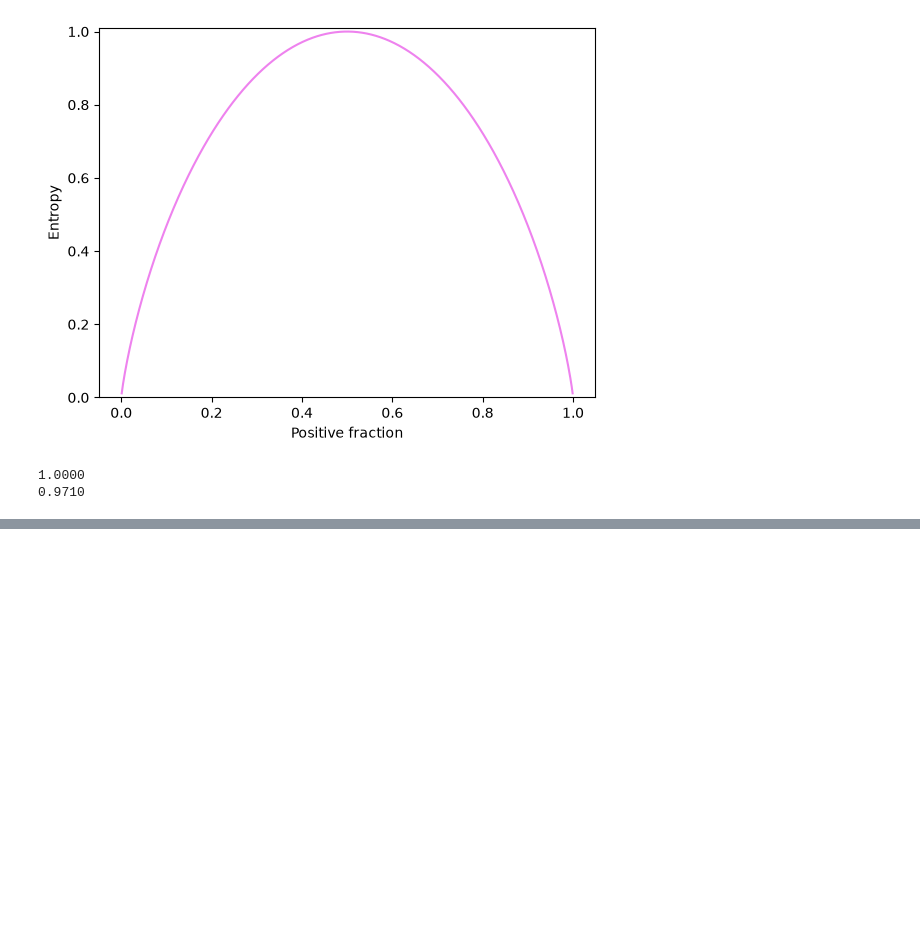
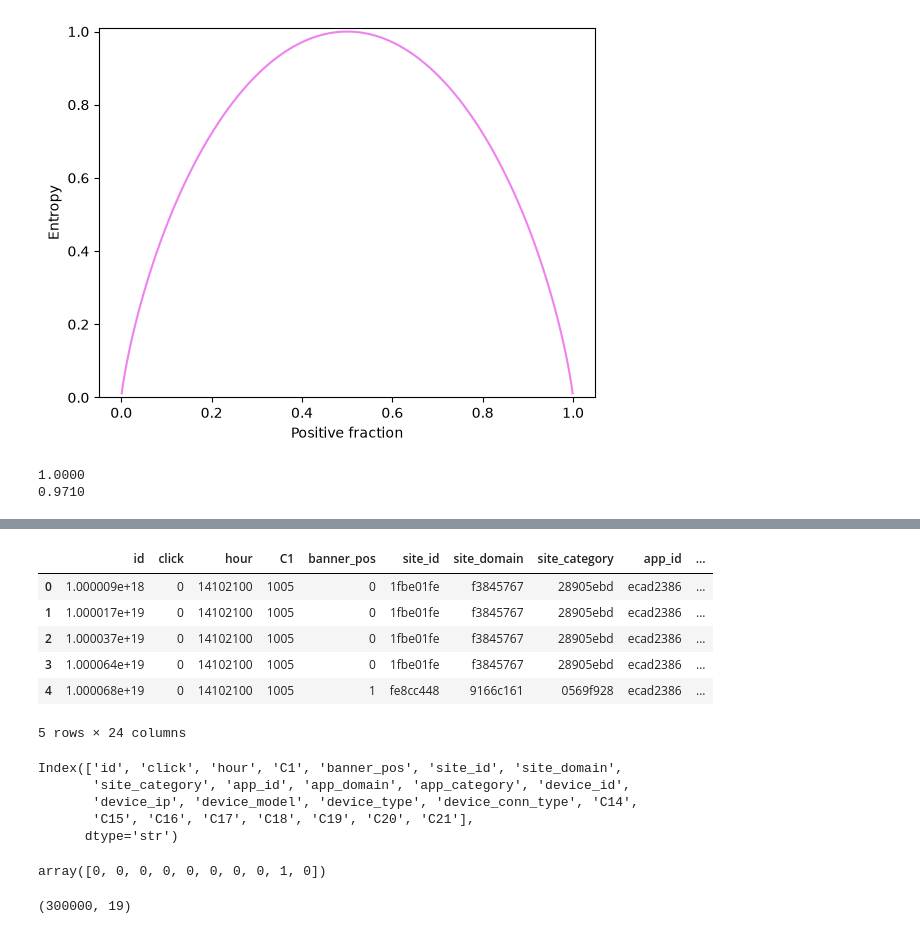
Before and after one commit to gear8mike/ml_examples, a Jupyter notebook: chapter_3.ipynb, the cells around one changed output, grey strips where cells are left out. Drawn from its saved outputs; the diff is of its cells as text; code cells hidden in the pictures; blank space fills up the shorter version.

```diff
--- a/chapter_3.ipynb
+++ b/chapter_3.ipynb
@@ -100,0 +255,30 @@ def get_best_split(X, y, criterion):
+# %%
+import pandas as pd
+df = pd.read_csv("./data/train_300k.csv")
+# %%
+df.head()
+# %% [output]
+|  | id | click | hour | C1 | banner_pos | site_id | site_domain | site_category | app_id | ... |
+| 0 | 1.000009e+18 | 0 | 14102100 | 1005 | 0 | 1fbe01fe | f3845767 | 28905ebd | ecad2386 | ... |
+| 1 | 1.000017e+19 | 0 | 14102100 | 1005 | 0 | 1fbe01fe | f3845767 | 28905ebd | ecad2386 | ... |
+| 2 | 1.000037e+19 | 0 | 14102100 | 1005 | 0 | 1fbe01fe | f3845767 | 28905ebd | ecad2386 | ... |
+| 3 | 1.000064e+19 | 0 | 14102100 | 1005 | 0 | 1fbe01fe | f3845767 | 28905ebd | ecad2386 | ... |
+| 4 | 1.000068e+19 | 0 | 14102100 | 1005 | 1 | fe8cc448 | 9166c161 | 0569f928 | ecad2386 | ... |
+5 rows × 24 columns
+# %%
+df.columns
+# %% [output]
+Index(['id', 'click', 'hour', 'C1', 'banner_pos', 'site_id', 'site_domain',
+       'site_category', 'app_id', 'app_domain', 'app_category', 'device_id',
+       'device_ip', 'device_model', 'device_type', 'device_conn_type', 'C14',
+       'C15', 'C16', 'C17', 'C18', 'C19', 'C20', 'C21'],
+      dtype='str')
+# %%
+Y = df['click'].values
+# %% [output]
+array([0, 0, 0, 0, 0, 0, 0, 0, 1, 0])
+# %%
+X = df.drop(columns=['click', 'id', 'hour', 'device_ip', 'device_id' ]).values
+X.shape
+# %% [output]
+(300000, 19)
```
Also changed, not shown: parts of 20 cells of this notebook.
